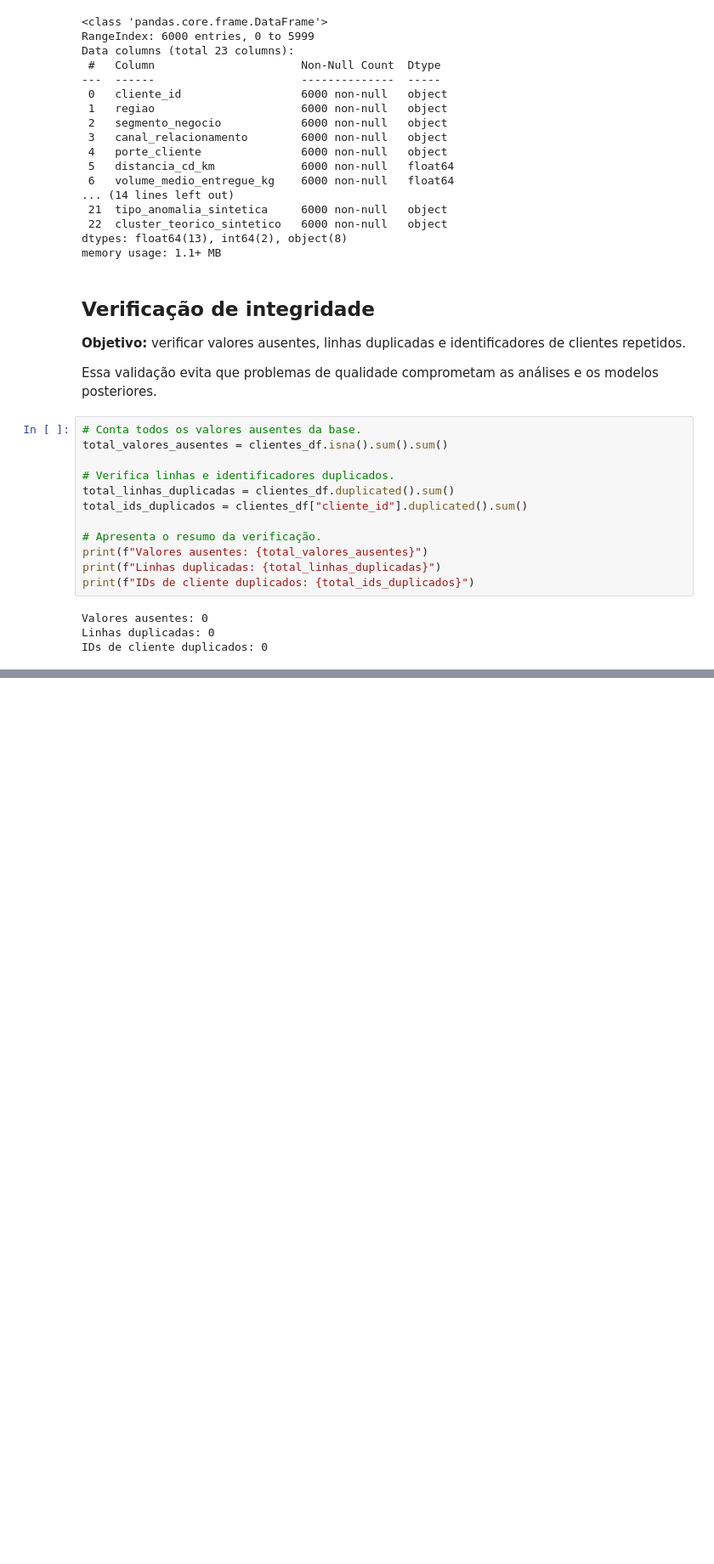
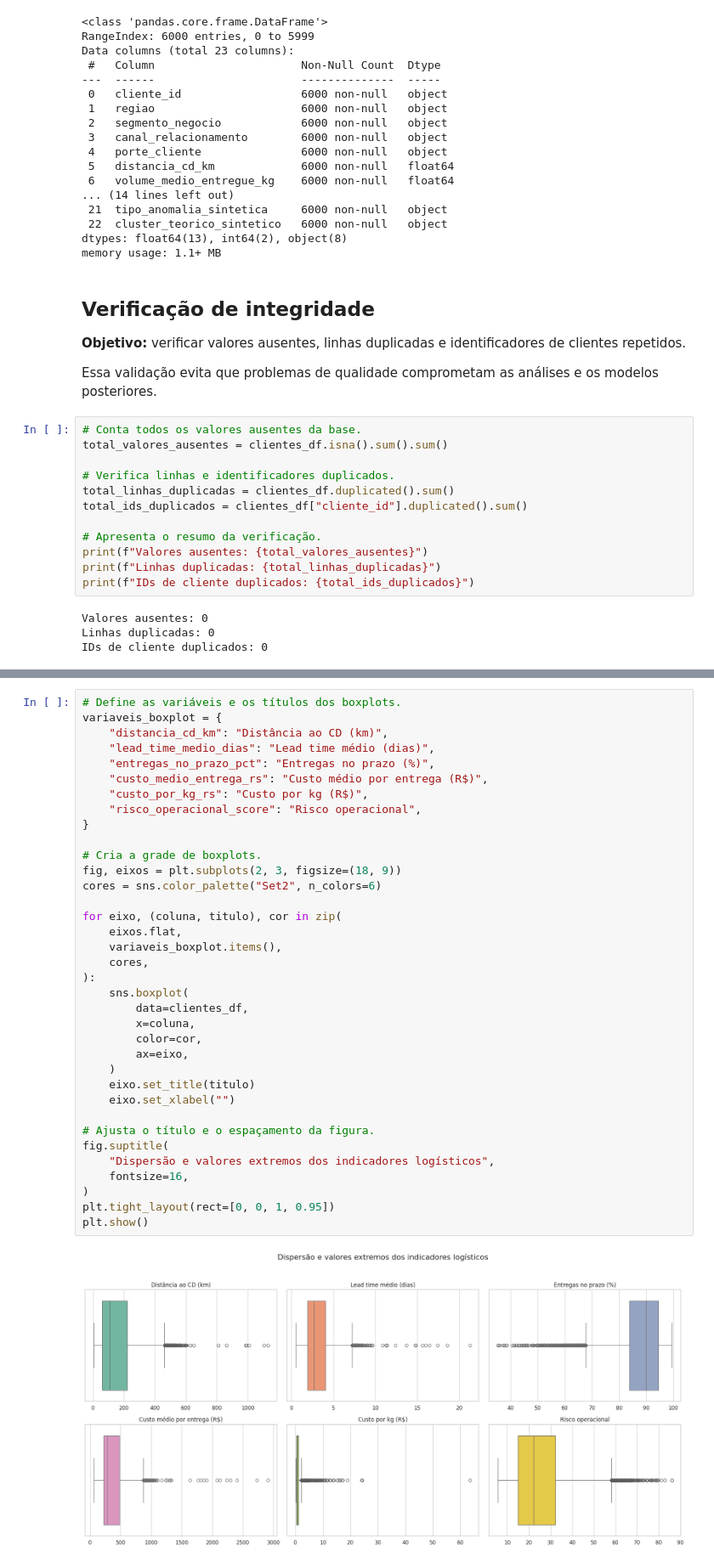
Before and after one commit to thedrads/supply-chain-clustering-anomaly-ai, a Jupyter notebook: notebooks/supply_chain_clustering_anomaly_ai.ipynb, the cells around one changed output, grey strips where cells are left out. Shown at 85% size. Cells and saved outputs as stored; diff of their text form; blank space fills up the shorter version.

```diff
--- a/notebooks/supply_chain_clustering_anomaly_ai.ipynb
+++ b/notebooks/supply_chain_clustering_anomaly_ai.ipynb
@@ -132,0 +316,38 @@ IDs de cliente duplicados: 0
+# %%
+# Define as variáveis e os títulos dos boxplots.
+variaveis_boxplot = {
+    "distancia_cd_km": "Distância ao CD (km)",
+    "lead_time_medio_dias": "Lead time médio (dias)",
+    "entregas_no_prazo_pct": "Entregas no prazo (%)",
+    "custo_medio_entrega_rs": "Custo médio por entrega (R$)",
+    "custo_por_kg_rs": "Custo por kg (R$)",
+    "risco_operacional_score": "Risco operacional",
+}
+
+# Cria a grade de boxplots.
+fig, eixos = plt.subplots(2, 3, figsize=(18, 9))
+cores = sns.color_palette("Set2", n_colors=6)
+
+for eixo, (coluna, titulo), cor in zip(
+    eixos.flat,
+    variaveis_boxplot.items(),
+    cores,
+):
+    sns.boxplot(
+        data=clientes_df,
+        x=coluna,
+        color=cor,
+        ax=eixo,
+    )
+    eixo.set_title(titulo)
+    eixo.set_xlabel("")
+
+# Ajusta o título e o espaçamento da figura.
+fig.suptitle(
+    "Dispersão e valores extremos dos indicadores logísticos",
+    fontsize=16,
+)
+plt.tight_layout(rect=[0, 0, 1, 0.95])
+plt.show()
+# %% [output]
+[figure, added]
```
Also changed, not shown: parts of 14 cells of this notebook.
